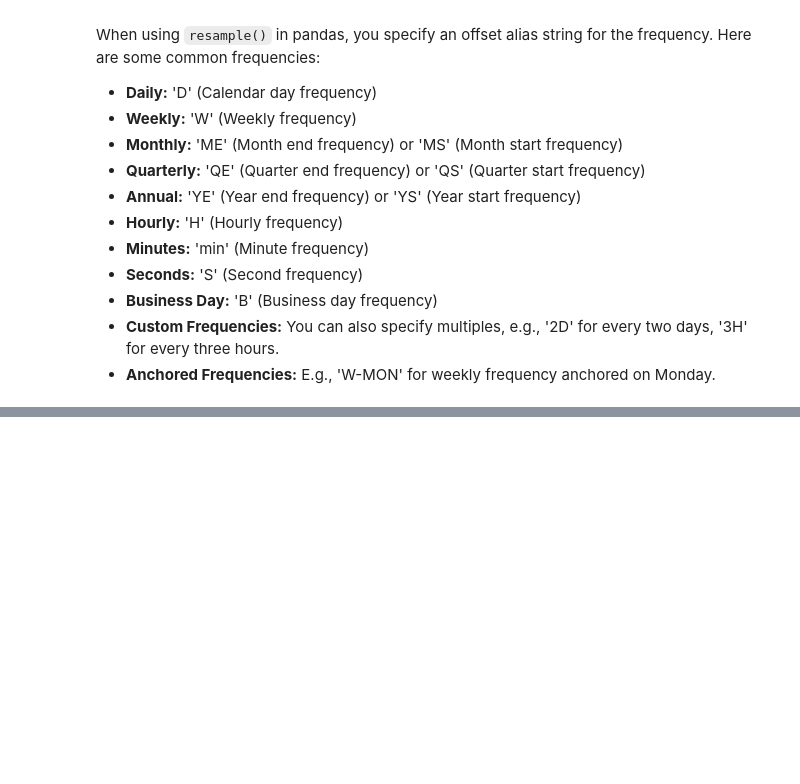
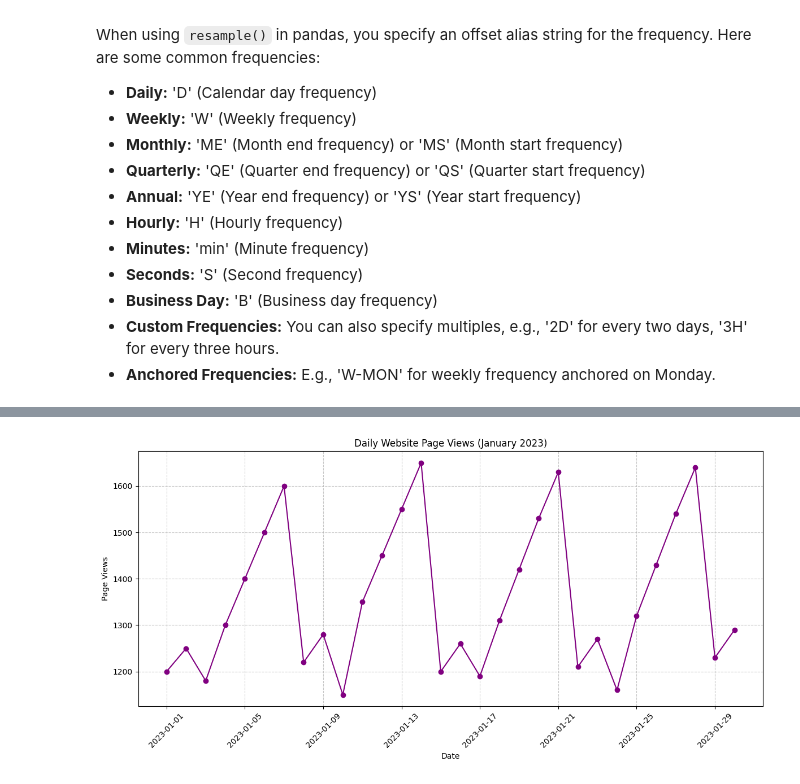
Before and after one commit to ShilpaVasista/Exploratory-Data-Analytics, a Jupyter notebook: module_4_exercises.ipynb, the cells around one changed output, grey strips where cells are left out. Saved outputs shown, nothing was run; the diff lists cells and outputs as text; code cells hidden in the pictures; blank space fills up the shorter version.

```diff
--- a/module_4_exercises.ipynb
+++ b/module_4_exercises.ipynb
@@ -512,0 +606,23 @@ When using `resample()` in pandas, you specify an offset alias string for the fr
+# %%
+import pandas as pd
+import matplotlib.pyplot as plt
+
+df_ex3 = pd.DataFrame({
+    'date': pd.date_range(start='2023-01-01', periods=30, freq='D'),
+    'page_views': [1200, 1250, 1180, 1300, 1400, 1500, 1600, 1220, 1280, 1150,
+                   1350, 1450, 1550, 1650, 1200, 1260, 1190, 1310, 1420, 1530,
+                   1630, 1210, 1270, 1160, 1320, 1430, 1540, 1640, 1230, 1290]
+})
+df_ex3.set_index('date', inplace=True)
+
+plt.figure(figsize=(12, 6))
+plt.plot(df_ex3.index, df_ex3['page_views'], marker='o', linestyle='-', color='purple')
+plt.title('Daily Website Page Views (January 2023)')
+plt.xlabel('Date')
+plt.ylabel('Page Views')
+plt.grid(True, linestyle='--', alpha=0.7)
+plt.xticks(rotation=45)
+plt.tight_layout()
+plt.show()
+# %% [output]
+[figure, added]
```
Also changed, not shown: parts of 21 cells of this notebook.
